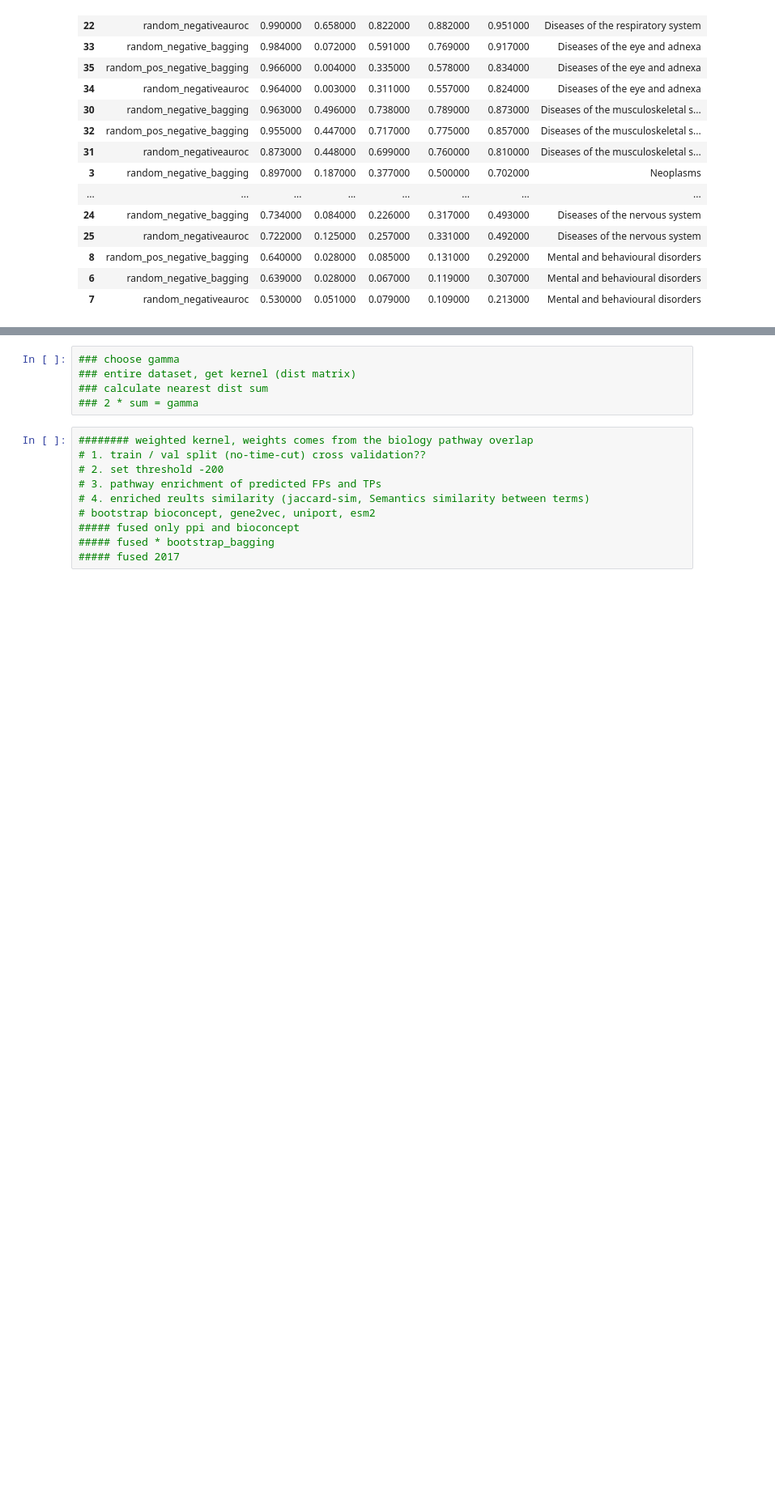
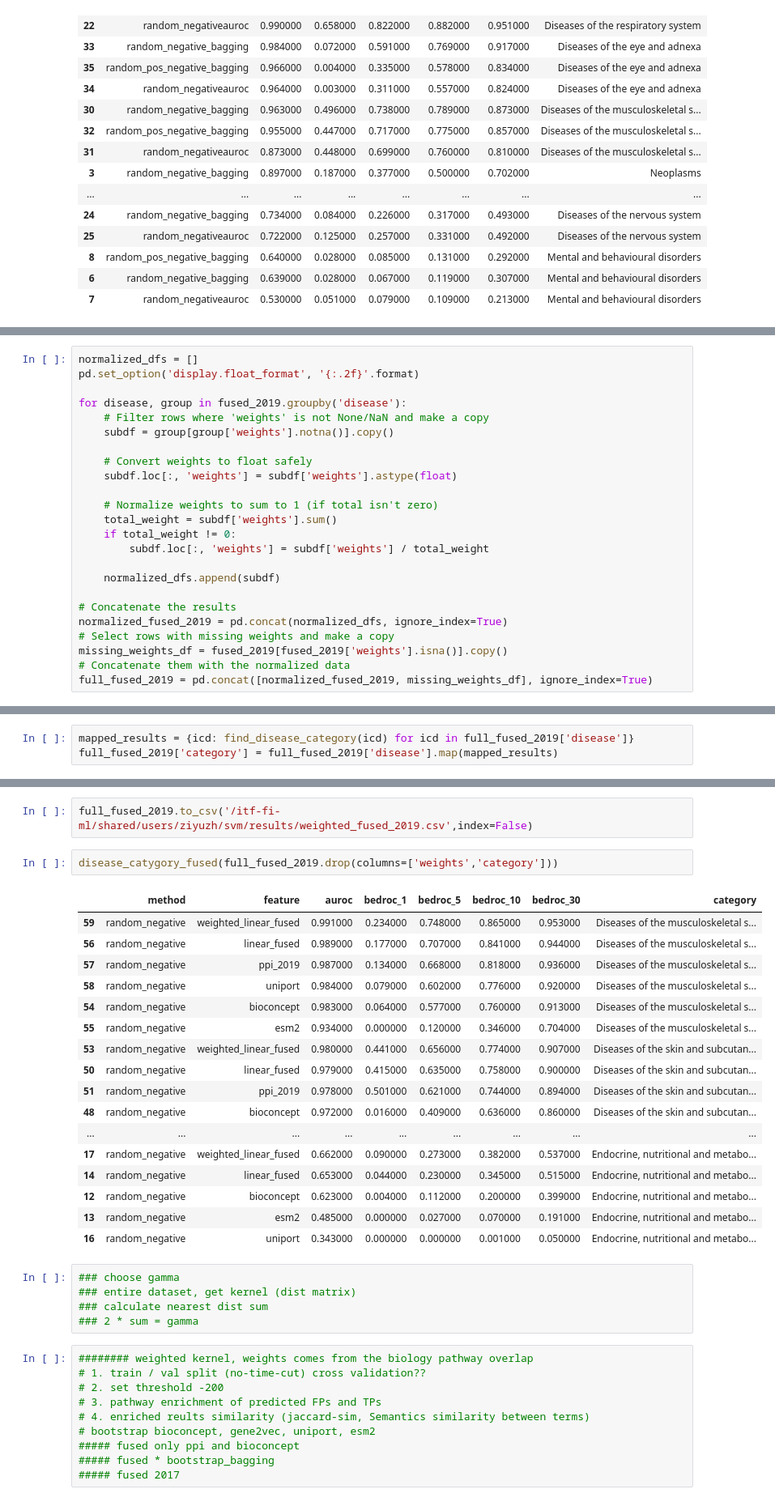
Before and after one commit to ZiyuZhang1/svm, a Jupyter notebook: codes/results_analysis_clear.ipynb, the cells around one changed output, grey strips where cells are left out. Shown at 81% size. Drawn from its saved outputs; the diff is of its cells as text; blank space fills up the shorter version.

```diff
--- a/codes/results_analysis_clear.ipynb
+++ b/codes/results_analysis_clear.ipynb
@@ -343,0 +337,24 @@ disease_catygory_fused(fused_2019)
+# %%
+normalized_dfs = []
+pd.set_option('display.float_format', '{:.2f}'.format)
+
+for disease, group in fused_2019.groupby('disease'):
+    # Filter rows where 'weights' is not None/NaN and make a copy
+    subdf = group[group['weights'].notna()].copy()
+
+    # Convert weights to float safely
+    subdf.loc[:, 'weights'] = subdf['weights'].astype(float)
+
+    # Normalize weights to sum to 1 (if total isn't zero)
+    total_weight = subdf['weights'].sum()
+    if total_weight != 0:
+        subdf.loc[:, 'weights'] = subdf['weights'] / total_weight
+
+    normalized_dfs.append(subdf)
+
+# Concatenate the results
+normalized_fused_2019 = pd.concat(normalized_dfs, ignore_index=True)
+# Select rows with missing weights and make a copy
+missing_weights_df = fused_2019[fused_2019['weights'].isna()].copy()
+# Concatenate them with the normalized data
+full_fused_2019 = pd.concat([normalized_fused_2019, missing_weights_df], ignore_index=True)
@@ -343,0 +372,3 @@ disease_catygory_fused(fused_2019)
+# %%
+mapped_results = {icd: find_disease_category(icd) for icd in full_fused_2019['disease']}
+full_fused_2019['category'] = full_fused_2019['disease'].map(mapped_results)
@@ -344,3 +391,25 @@ disease_catygory_fused(fused_2019)
+# %%
+full_fused_2019.to_csv('/itf-fi-ml/shared/users/ziyuzh/svm/results/weighted_fused_2019.csv',index=False)
+# %%
+disease_catygory_fused(full_fused_2019.drop(columns=['weights','category']))
+# %% [output]
+|  | method | feature | auroc | bedroc_1 | bedroc_5 | bedroc_10 | bedroc_30 | category |
+| 59 | random_negative | weighted_linear_fused | 0.991000 | 0.234000 | 0.748000 | 0.865000 | 0.953000 | Diseases of the musculoskeletal s... |
+| 56 | random_negative | linear_fused | 0.989000 | 0.177000 | 0.707000 | 0.841000 | 0.944000 | Diseases of the musculoskeletal s... |
+| 57 | random_negative | ppi_2019 | 0.987000 | 0.134000 | 0.668000 | 0.818000 | 0.936000 | Diseases of the musculoskeletal s... |
+| 58 | random_negative | uniport | 0.984000 | 0.079000 | 0.602000 | 0.776000 | 0.920000 | Diseases of the musculoskeletal s... |
+| 54 | random_negative | bioconcept | 0.983000 | 0.064000 | 0.577000 | 0.760000 | 0.913000 | Diseases of the musculoskeletal s... |
+| 55 | random_negative | esm2 | 0.934000 | 0.000000 | 0.120000 | 0.346000 | 0.704000 | Diseases of the musculoskeletal s... |
+| 53 | random_negative | weighted_linear_fused | 0.980000 | 0.441000 | 0.656000 | 0.774000 | 0.907000 | Diseases of the skin and subcutan... |
+| 50 | random_negative | linear_fused | 0.979000 | 0.415000 | 0.635000 | 0.758000 | 0.900000 | Diseases of the skin and subcutan... |
+| 51 | random_negative | ppi_2019 | 0.978000 | 0.501000 | 0.621000 | 0.744000 | 0.894000 | Diseases of the skin and subcutan... |
+| 48 | random_negative | bioconcept | 0.972000 | 0.016000 | 0.409000 | 0.636000 | 0.860000 | Diseases of the skin and subcutan... |
+| ... | ... | ... | ... | ... | ... | ... | ... | ... |
+| 17 | random_negative | weighted_linear_fused | 0.662000 | 0.090000 | 0.273000 | 0.382000 | 0.537000 | Endocrine, nutritional and metabo... |
+| 14 | random_negative | linear_fused | 0.653000 | 0.044000 | 0.230000 | 0.345000 | 0.515000 | Endocrine, nutritional and metabo... |
+| 12 | random_negative | bioconcept | 0.623000 | 0.004000 | 0.112000 | 0.200000 | 0.399000 | Endocrine, nutritional and metabo... |
+| 13 | random_negative | esm2 | 0.485000 | 0.000000 | 0.027000 | 0.070000 | 0.191000 | Endocrine, nutritional and metabo... |
+| 16 | random_negative | uniport | 0.343000 | 0.000000 | 0.000000 | 0.001000 | 0.050000 | Endocrine, nutritional and metabo... |
 # %%
 ### choose gamma
 ### entire dataset, get kernel (dist matrix)
```
Also changed, not shown: parts of 6 cells of this notebook, 4 other files.
